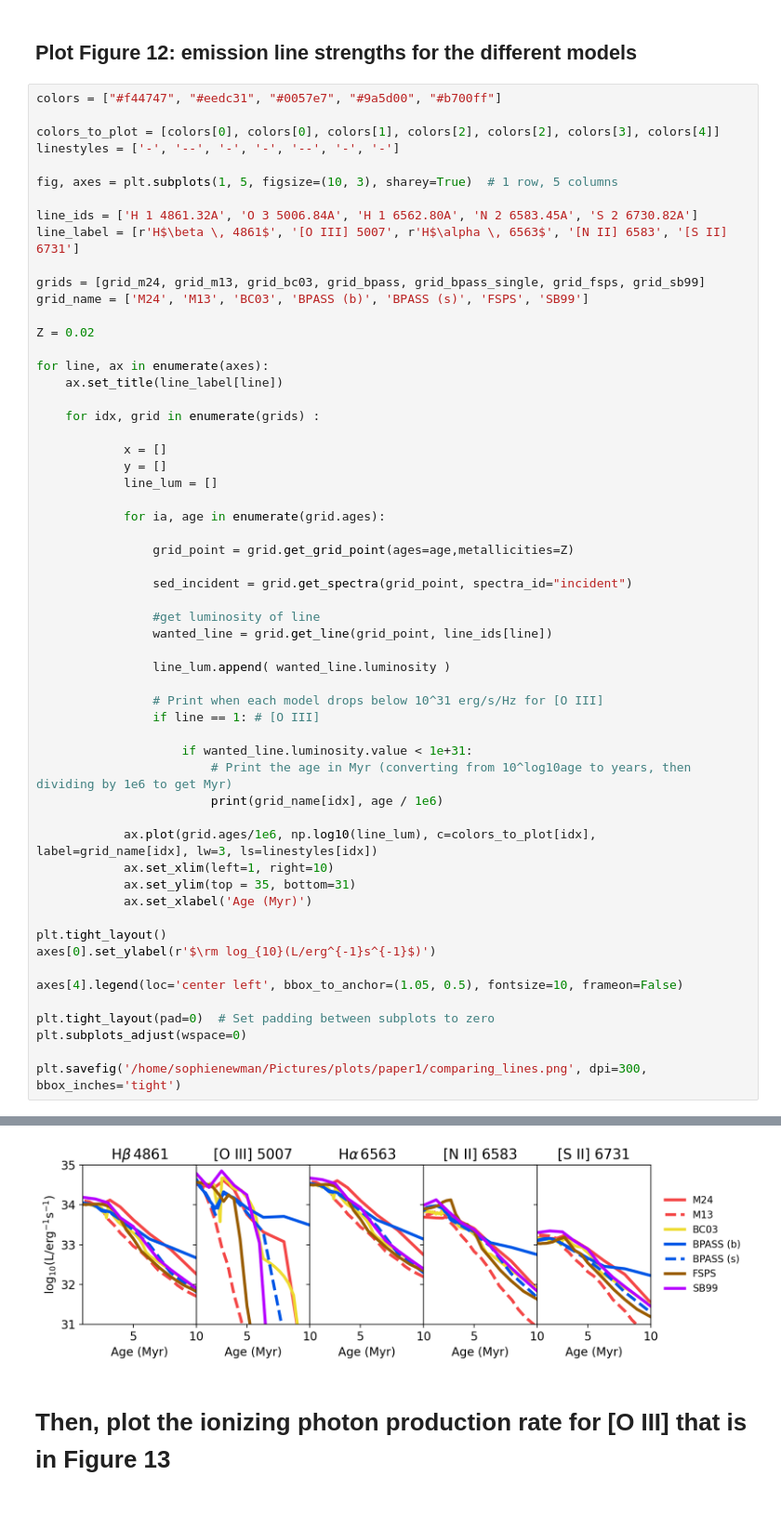
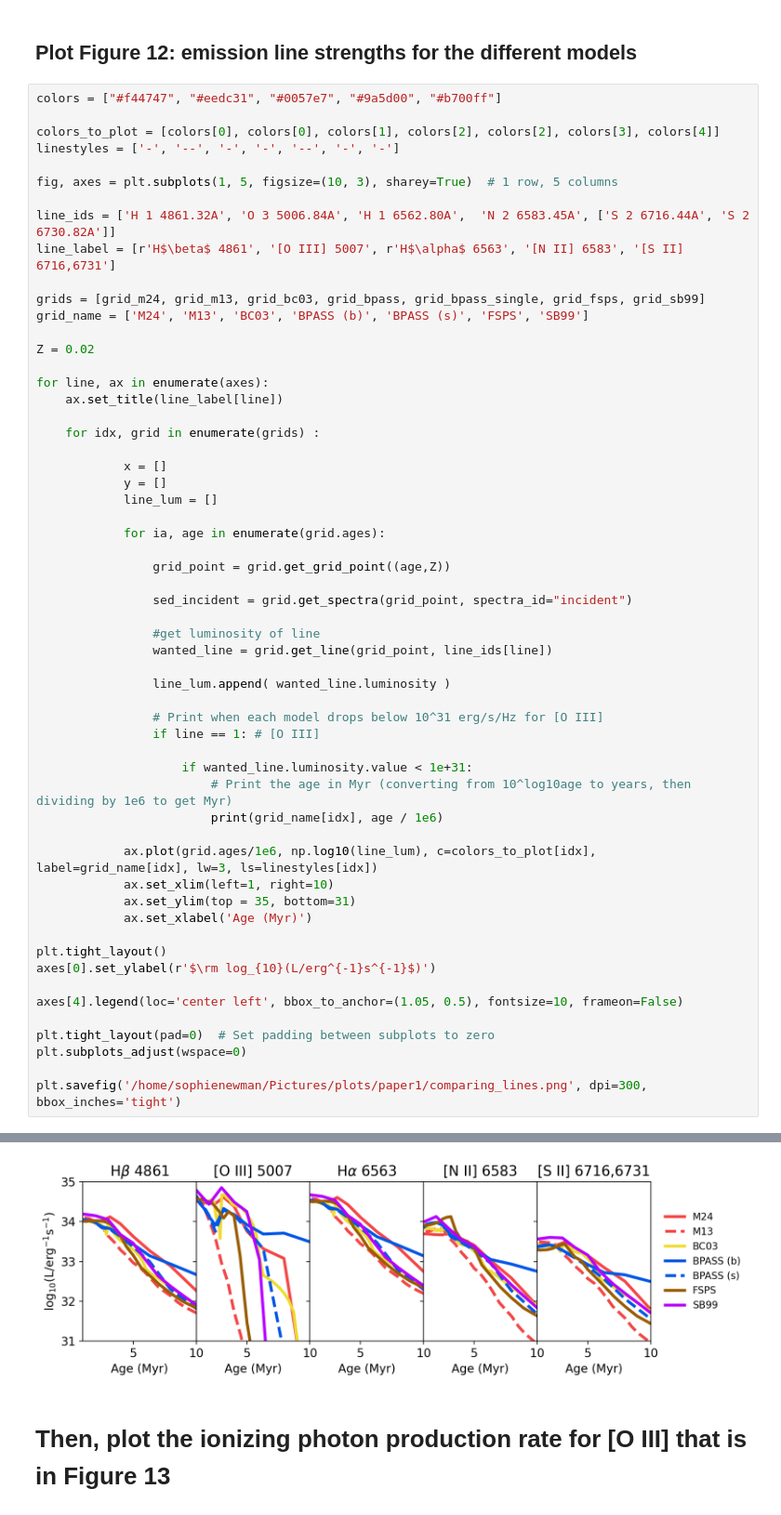
Before and after one commit to sophie-newman/cloudy-maraston, a Jupyter notebook: notebooks/notebook3_model_comparison.ipynb, the cells around one changed output, grey strips where cells are left out. Shown at 93% size. Drawn from its saved outputs; the diff is of its cells as text.

```diff
--- a/notebooks/notebook3_model_comparison.ipynb
+++ b/notebooks/notebook3_model_comparison.ipynb
@@ -52,8 +59,8 @@ linestyles = ['-', '--', '-', '-', '--', '-', '-']
 
 fig, axes = plt.subplots(1, 5, figsize=(10, 3), sharey=True)  # 1 row, 5 columns
 
-line_ids = ['H 1 4861.32A', 'O 3 5006.84A', 'H 1 6562.80A', 'N 2 6583.45A', 'S 2 6730.82A']
-line_label = [r'H$\beta \, 4861$', '[O III] 5007', r'H$\alpha \, 6563$', '[N II] 6583', '[S II] 6731']
+line_ids = ['H 1 4861.32A', 'O 3 5006.84A', 'H 1 6562.80A',  'N 2 6583.45A', ['S 2 6716.44A', 'S 2 6730.82A']]
+line_label = [r'H$\beta$ 4861', '[O III] 5007', r'H$\alpha$ 6563', '[N II] 6583', '[S II] 6716,6731']
 
 grids = [grid_m24, grid_m13, grid_bc03, grid_bpass, grid_bpass_single, grid_fsps, grid_sb99]
 grid_name = ['M24', 'M13', 'BC03', 'BPASS (b)', 'BPASS (s)', 'FSPS', 'SB99']
@@ -71,7 +78,7 @@ for line, ax in enumerate(axes):
 
             for ia, age in enumerate(grid.ages):
 
-                grid_point = grid.get_grid_point(ages=age,metallicities=Z)
+                grid_point = grid.get_grid_point((age,Z))
 
                 sed_incident = grid.get_spectra(grid_point, spectra_id="incident")
 
@@ -92,34 +99,34 @@ for line, ax in enumerate(axes):
             ax.set_ylim(top = 35, bottom=31)
             ax.set_xlabel('Age (Myr)')
 
 plt.tight_layout()
 axes[0].set_ylabel(r'$\rm log_{10}(L/erg^{-1}s^{-1}$)')
 
 axes[4].legend(loc='center left', bbox_to_anchor=(1.05, 0.5), fontsize=10, frameon=False)
 
 plt.tight_layout(pad=0)  # Set padding between subplots to zero
 plt.subplots_adjust(wspace=0)
 
 plt.savefig('/home/sophienewman/Pictures/plots/paper1/comparing_lines.png', dpi=300, bbox_inches='tight')
 # %% [output]
 M24 10.0
 M24 12.58925
 M24 15.848919999999998
 M24 19.95263
 M24 25.11887
 M24 31.622780000000002
 M24 39.81071
 M24 50.1187
 M24 63.09576
 M24 79.43284
 M24 100.0
 M13 5.0
 ... (376 lines left out)
 SB99 600.0
 SB99 700.0
 SB99 800.0
 SB99 900.0
-[figure, old version]
+[figure, new version]
 # %% [markdown]
 # Then, plot the ionizing photon production rate for [O III] that is in Figure 13
 # %%
```
Also changed, not shown: parts of 3 cells of this notebook, 3 other files.
